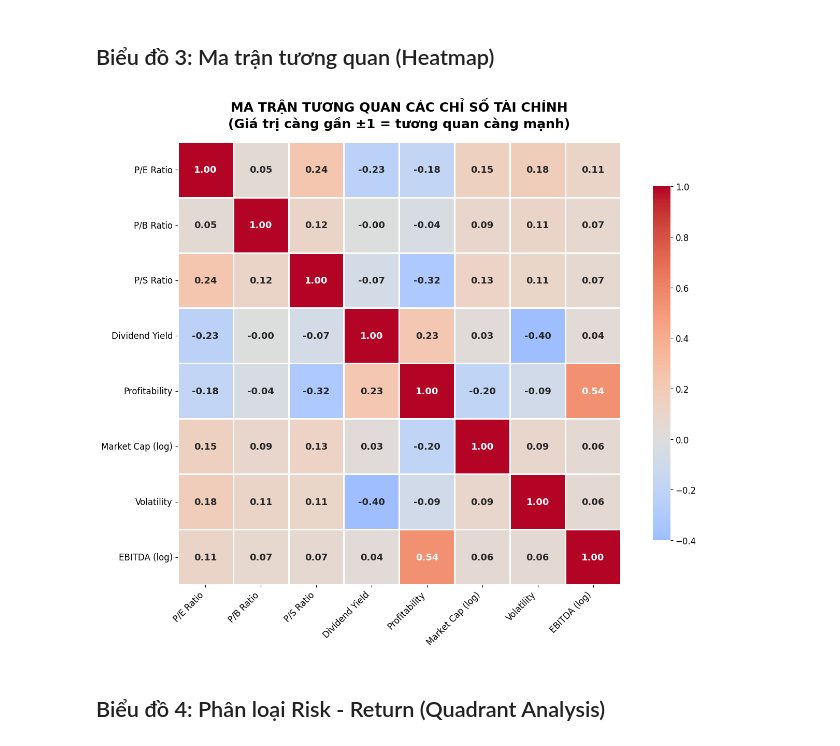
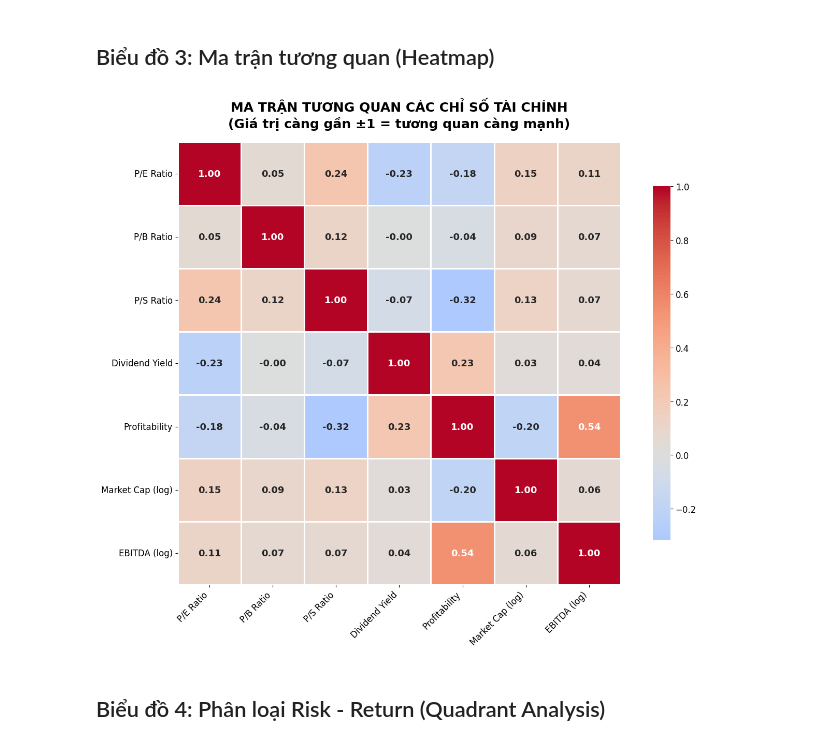
Before and after one commit to tranmai31231020941-pixel/final, a Jupyter notebook: Untitled1.ipynb, the cells around one changed output. Cells and saved outputs as stored; diff of their text form; code cells hidden in the pictures.

```diff
--- a/Untitled1.ipynb
+++ b/Untitled1.ipynb
@@ -161,31 +111,30 @@ plt.show()
 # %%
 fig, ax = plt.subplots(figsize=(14, 11))
 
 # Chọn các chỉ số quan trọng
 corr_cols = ['price_earnings', 'price_book', 'price_sales', 'dividend_yield',
-             'profitability_ratio__scaled', 'market_cap_log__scaled',
-             'price_to_52w_high__scaled', 'ebitda_log__scaled']
+             'profitability_ratio__scaled', 'market_cap_log__scaled', 'ebitda_log__scaled']
 
 corr_labels = ['P/E Ratio', 'P/B Ratio', 'P/S Ratio', 'Dividend Yield',
-               'Profitability', 'Market Cap (log)', 'Volatility', 'EBITDA (log)']
+               'Profitability', 'Market Cap (log)', 'EBITDA (log)']
 
 corr_matrix = df[corr_cols].corr()
 
 # Vẽ heatmap
 sns.heatmap(corr_matrix, annot=True, fmt='.2f', cmap='coolwarm', center=0,
             ax=ax, cbar_kws={'shrink': 0.8}, linewidths=2, linecolor='white',
             square=True, annot_kws={'size': 13, 'weight': 'bold'})
 
 # Đặt labels
 ax.set_xticklabels(corr_labels, rotation=45, ha='right', fontsize=12)
 ax.set_yticklabels(corr_labels, rotation=0, fontsize=12)
 ax.set_title('MA TRẬN TƯƠNG QUAN CÁC CHỈ SỐ TÀI CHÍNH\n(Giá trị càng gần ±1 = tương quan càng mạnh)',
              fontsize=18, fontweight='bold', pad=20)
 
 plt.tight_layout()
 plt.show()
 # %% [output]
-[figure, old version]
+[figure, new version]
 # %% [markdown]
 ## Biểu đồ 4: Phân loại Risk - Return (Quadrant Analysis)
 # %%
```
Also changed, not shown: parts of 6 cells of this notebook.
